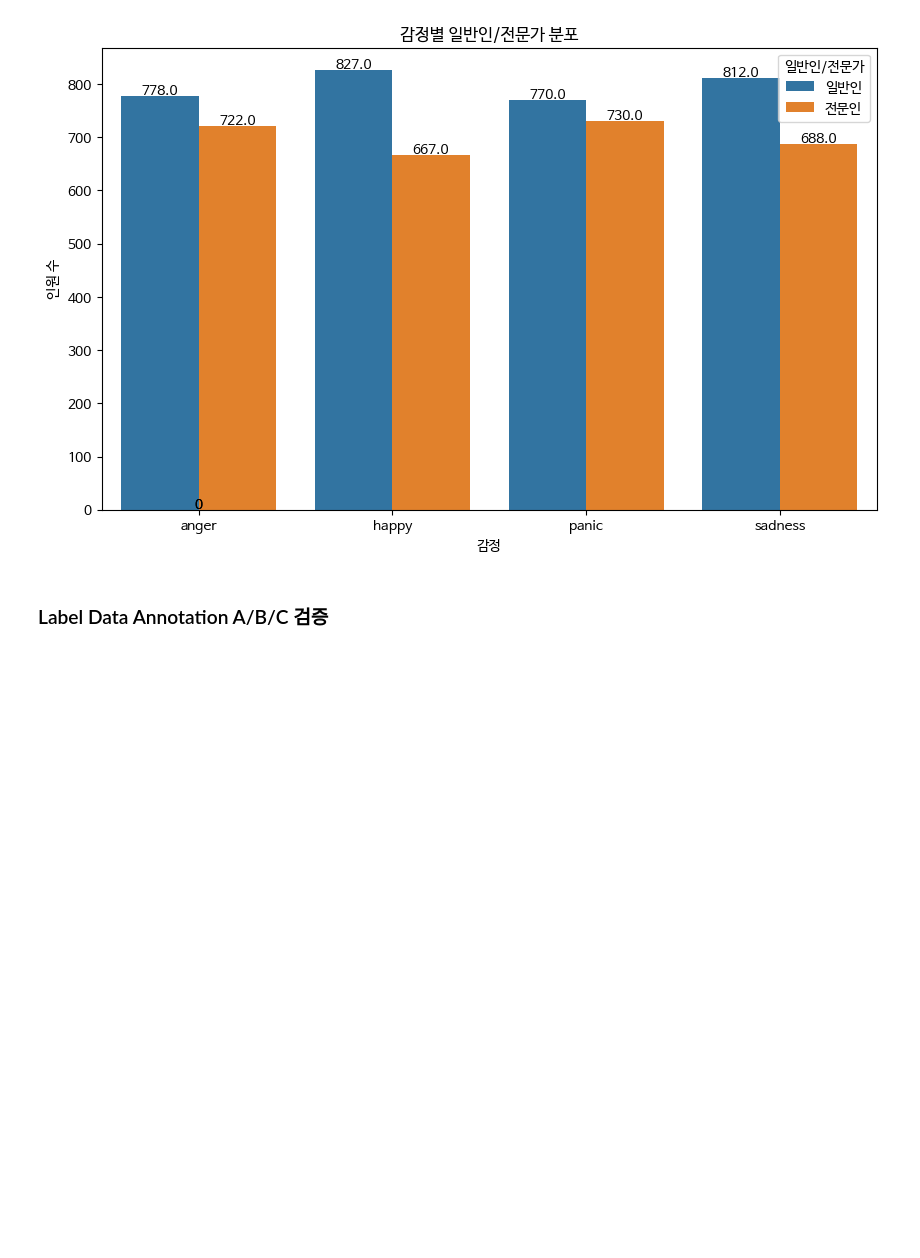
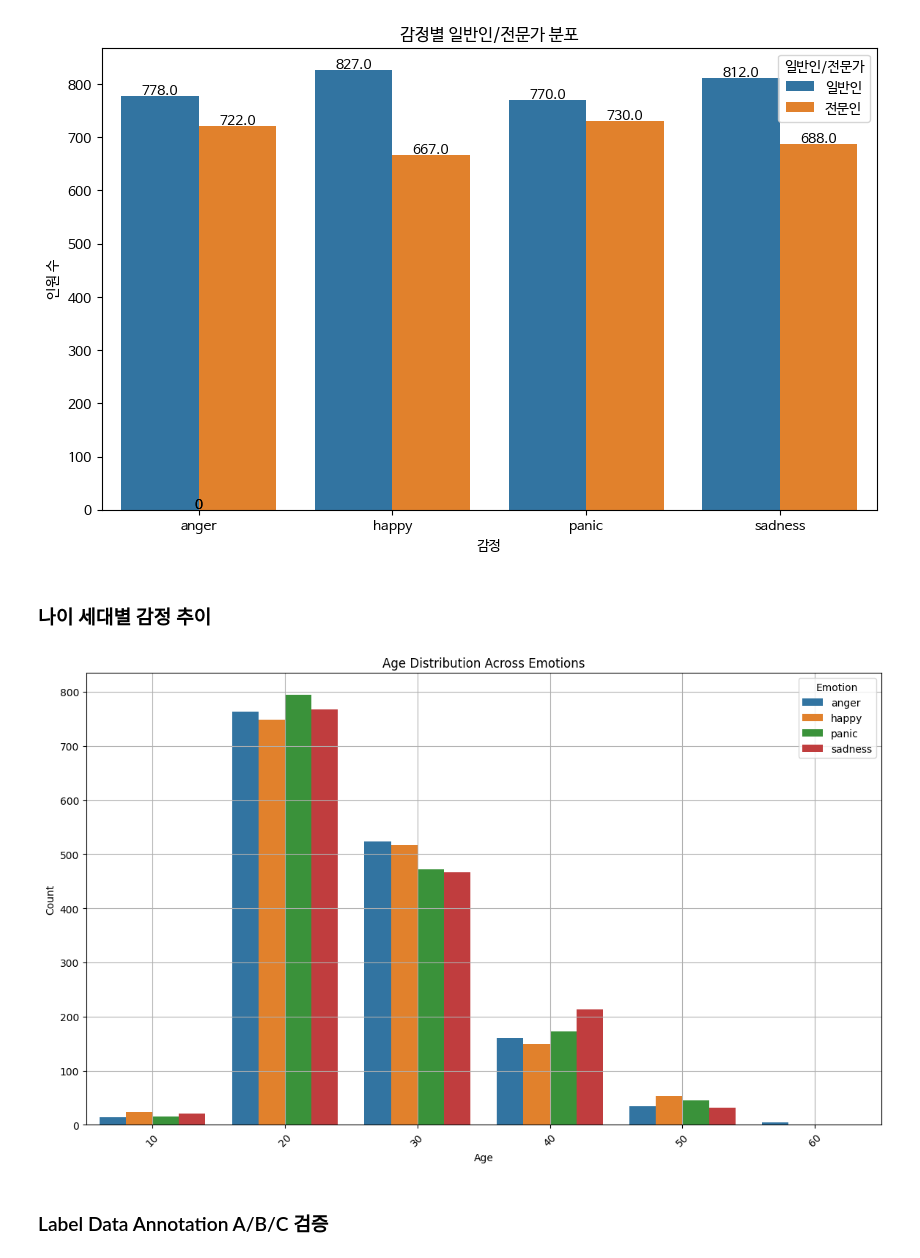
Before and after one commit to zooodung/Face_Image_Emotion_Classification, a Jupyter notebook: Face_Image_Emotion_Classification.ipynb, the cells around one changed output. Drawn from its saved outputs; the diff is of its cells as text; code cells hidden in the pictures; blank space fills up the shorter version.

```diff
--- a/Face_Image_Emotion_Classification.ipynb
+++ b/Face_Image_Emotion_Classification.ipynb
@@ -211,5 +213,36 @@ for p in ax.patches:
 plt.show()
 # %% [output]
 [figure]
+# %% [markdown]
+### 나이 세대별 감정 추이
+# %%
+import pandas as pd
+import matplotlib.pyplot as plt
+import seaborn as sns
+
+# 전체 데이터를 위한 데이터프레임 준비
+age_distribution = pd.DataFrame()
+
+# 감정별로 연령대 데이터 수집
+for emotion, df in emotion_dataframes.items():
+    # 연령대 분포 계산
+    age_counts = df['age'].value_counts().sort_index().reset_index()
+    age_counts.columns = ['Age', 'Count']
+    age_counts['Emotion'] = emotion
+    # 모든 감정 데이터를 하나의 데이터프레임으로 합치기
+    age_distribution = pd.concat([age_distribution, age_counts])
+
+# 막대그래프로 시각화
+plt.figure(figsize=(14, 8))
+sns.barplot(data=age_distribution, x='Age', y='Count', hue='Emotion')
+plt.title('Age Distribution Across Emotions')
+plt.xlabel('Age')
+plt.ylabel('Count')
+plt.legend(title='Emotion')
+plt.xticks(rotation=45)
+plt.grid(True)
+plt.show()
+# %% [output]
+[figure, added]
 # %% [markdown]
 ### Label Data Annotation A/B/C 검증
```
Also changed, not shown: parts of 19 cells of this notebook.
